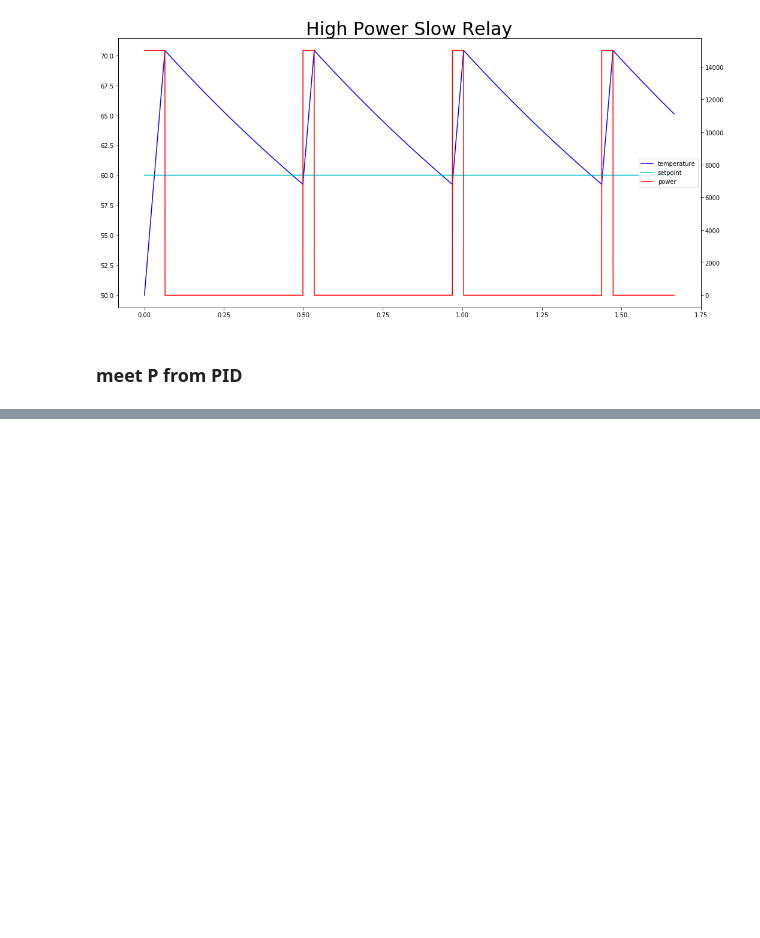
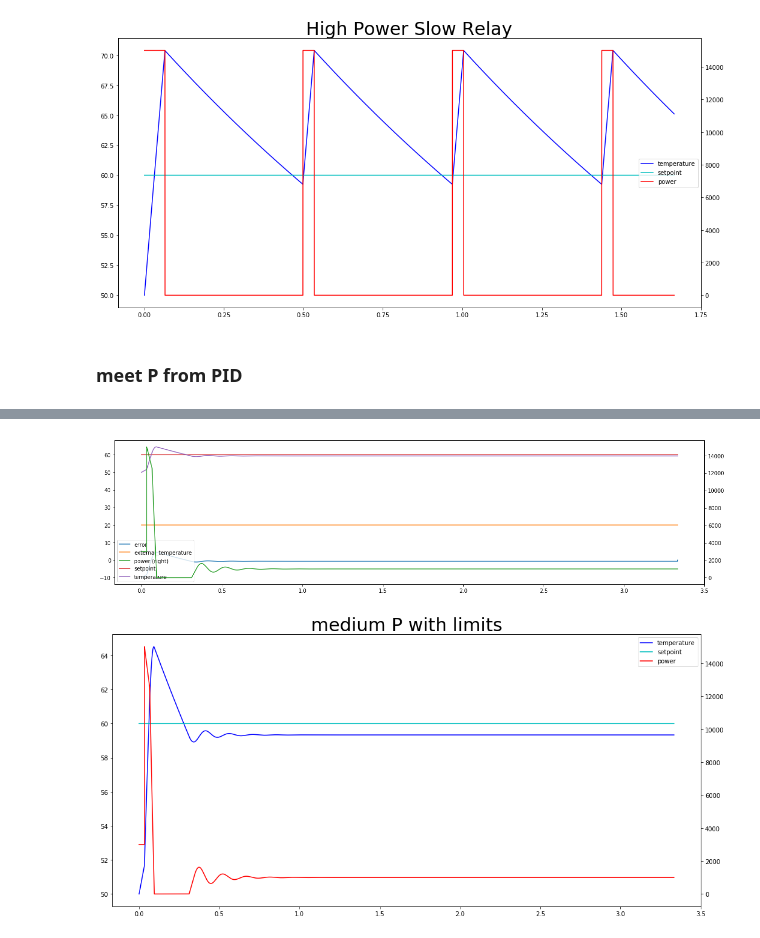
Before and after one commit to mabrek/controllers-2018, a Jupyter notebook: controllers.ipynb, the cells around one changed output, grey strips where cells are left out. Saved outputs shown, nothing was run; the diff lists cells and outputs as text; code cells hidden in the pictures; blank space fills up the shorter version.

```diff
--- a/controllers.ipynb
+++ b/controllers.ipynb
@@ -283,0 +338,6 @@ save_animation(proportional_controller(500), left_columns, left_colors, right_co
+# %%
+save_animation(proportional_limited(1500), left_columns, left_colors, right_columns, right_colors,
+               'medium P with limits', 'upper right')
+# %% [output]
+[figure, added]
+[figure, added]
```
Also changed, not shown: parts of 9 cells of this notebook.
